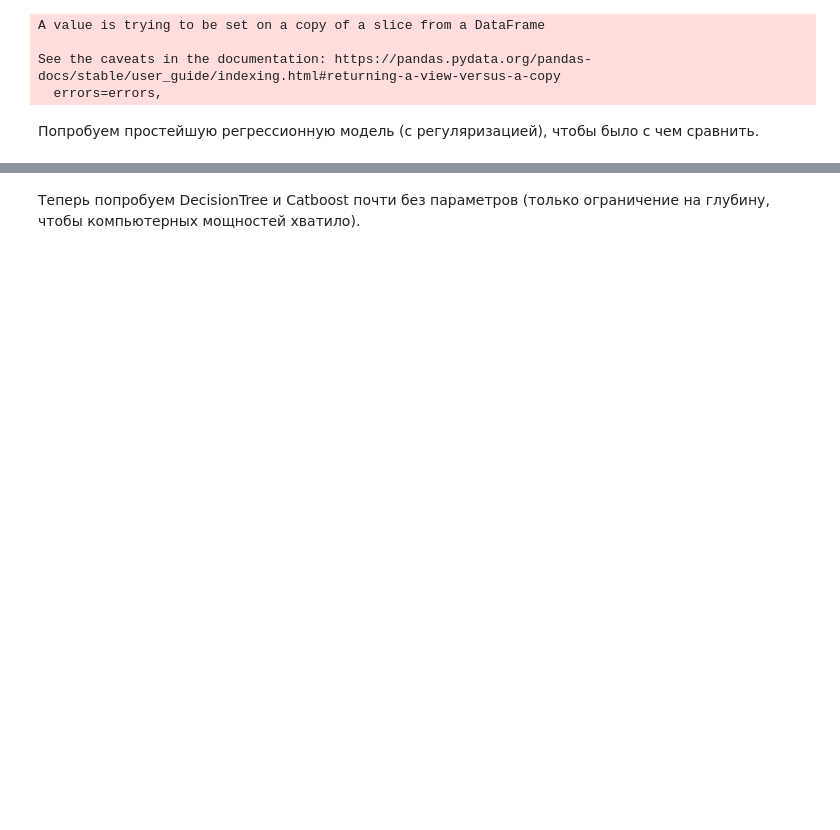
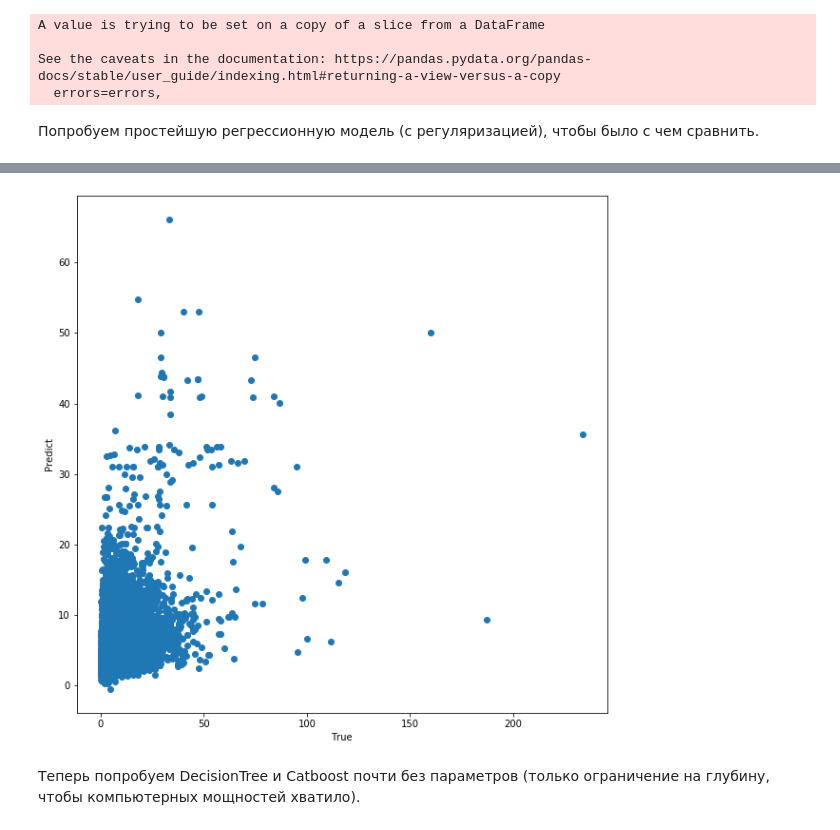
Before and after one commit to polinakrsnv/Data-Analytics-for-Business, a Jupyter notebook: Decision_Tree_and_Catboost.ipynb, the cells around one changed output, grey strips where cells are left out. Cells and saved outputs as stored; diff of their text form; code cells hidden in the pictures; blank space fills up the shorter version.

```diff
--- a/Decision_Tree_and_Catboost.ipynb
+++ b/Decision_Tree_and_Catboost.ipynb
@@ -103,3 +104,15 @@ MAE =  3.072104692542901
+# %%
+%matplotlib inline
+import matplotlib.pyplot as plt
+
+fig, ax = plt.subplots(figsize=(10,10))
+
+ax.scatter(y_test, y_pred)
+ax.set_xlabel('True')
+ax.set_ylabel('Predict')
+plt.show()
+# %% [output]
+[figure, added]
 # %% [markdown]
 Теперь попробуем DecisionTree и Catboost почти без параметров (только ограничение на глубину, чтобы компьютерных мощностей хватило).
 # %%
```
Also changed, not shown: parts of 27 cells of this notebook.
